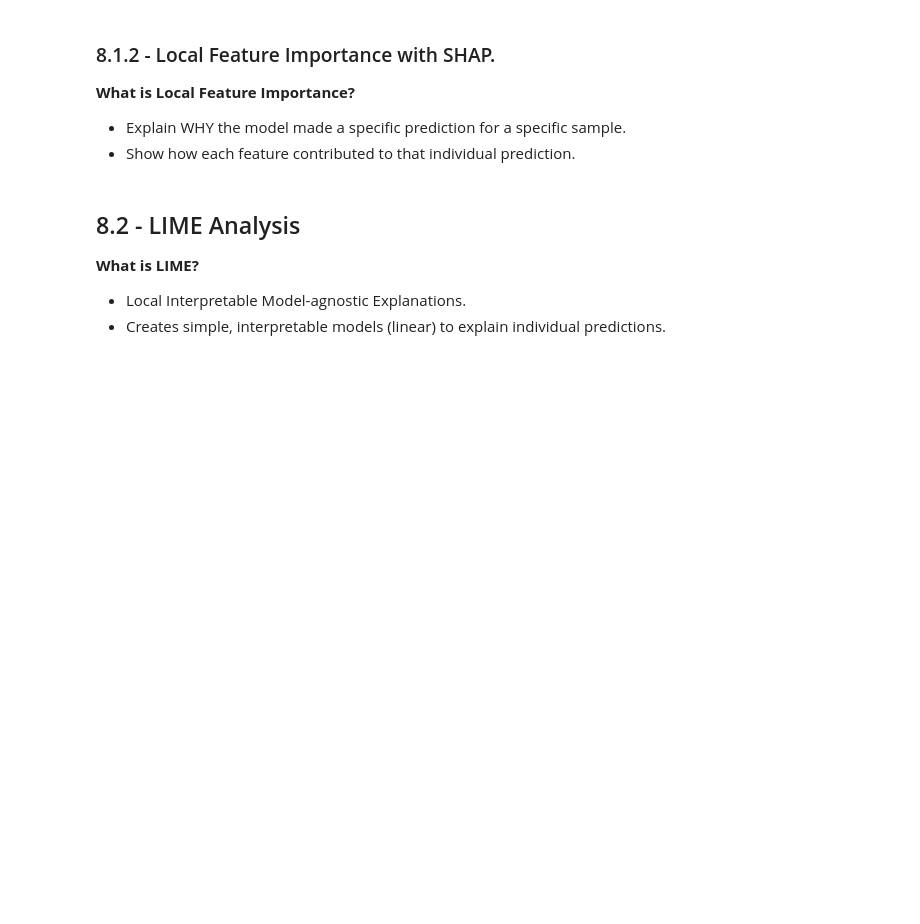
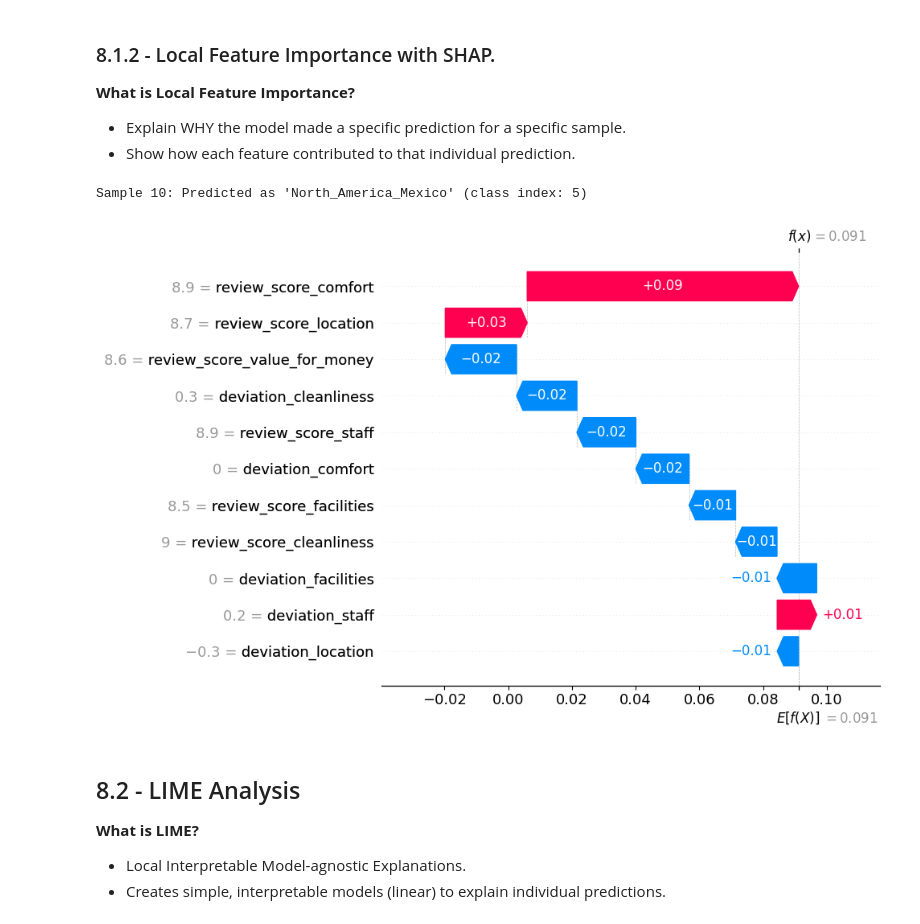
Before and after one commit to MohamedElquesni/ACL-International-Hotel-Booking-Analytics-, a Jupyter notebook: Milestone 1/Milestone 1.ipynb, the cells around one changed output. Drawn from its saved outputs; the diff is of its cells as text; code cells hidden in the pictures; blank space fills up the shorter version.

```diff
--- a/Milestone 1/Milestone 1.ipynb
+++ b/Milestone 1/Milestone 1.ipynb
@@ -43,6 +43,6 @@ from matplotlib import pyplot as plt
 # %% [markdown]
 #### Loading the Hotels Dataset
 # %%
-df_hotels = pd.read_csv('/content/hotels.csv')
+df_hotels = pd.read_csv('../Dataset [Original]/hotels.csv')
 df_hotels.head()
 # %% [output]
@@ -65,5 +87,5 @@ df_hotels.duplicated().sum()
 # %% [markdown]
 ### Reviews Dataset
 # %%
-df_reviews = pd.read_csv('/content/reviews.csv')
+df_reviews = pd.read_csv('../Dataset [Original]/reviews.csv')
 df_reviews.head()
@@ -92,5 +135,5 @@ df_reviews.duplicated().sum()
 # %% [markdown]
 ### Users Dataset
 # %%
-df_users = pd.read_csv('/content/users.csv')
+df_users = pd.read_csv('../Dataset [Original]/users.csv')
 df_users.head() # This shows the 5 rows
@@ -963,14 +1265,12 @@ The Random Forest model achieved:
 import shap
 import numpy as np
 
-# Background sample (reference distribution)
-background = shap.sample(X_train, 100, random_state=42)
-# Initialize the SHAP explainer
-explainer = shap.TreeExplainer(rf_model, background)
-# Sample your dataset
-sample_size = 500
-X_test_sample = shap.sample(X_test, sample_size, random_state=42)
-# Compute SHAP values on the sample only
+
+explainer = shap.TreeExplainer(rf_model)
+
+sample_size = 100
+X_test_sample = X_test.sample(n=sample_size, random_state=42)
+
 shap_values = explainer.shap_values(X_test_sample)
 # %% [markdown]
 ### 8.1.1 - Global feature importance with SHAP
@@ -992,38 +1294,28 @@ plt.show()
 - Explain WHY the model made a specific prediction for a specific sample.
 - Show how each feature contributed to that individual prediction.
 # %%
-shap.initjs()
+# Select sample index (must be between 0 and 99 since sample_size=100)
+i = 10
 
-sample_index = 50
+# Get prediction
+pred_class = rf_model.predict(X_test_sample.iloc[[i]])[0]
+pred_name = label_encoder.classes_[pred_class]
 
-# Get the model prediction and true label
-pred_class = rf_model.predict(X_test.iloc[[sample_index]])[0]
-true_class = y_test_encoded[sample_index]
+print(f"Sample {i}: Predicted as '{pred_name}' (class index: {pred_class})")
 
-pred_name = label_encoder.classes_[pred_class]
-true_name = label_encoder.classes_[true_class]
+# Create SHAP Explanation object for waterfall plot
+explanation = shap.Explanation(
+    values=shap_values[pred_class][i],
+    base_values=explainer.expected_value[pred_class],
+    data=X_test_sample.iloc[i].values,
+    feature_names=X_test_sample.columns.tolist()
+)
 
-# Get prediction probabilities
-pred_proba = rf_model.predict_proba(X_test.iloc[[sample_index]])[0]
-confidence = pred_proba[pred_class] * 100
-
-print(f"\nSample {sample_index}:")
-print(f"  True Label: {true_name}")
-print(f"  Predicted: {pred_name} (Confidence: {confidence:.1f}%)")
-
-# SHAP values for this predicted class
-shap_vals_for_sample = shap_values[pred_class][sample_index]
-
-# Expected value (base value for class)
-expected_val = explainer.expected_value[pred_class]
-
-# Create the force plot
-shap.force_plot(
-    expected_val,
-    shap_vals_for_sample,
-    X_test.iloc[sample_index],
-    feature_names=X_test.columns
-)
+# Display waterfall plot (easier to read than force plot)
+shap.waterfall_plot(explanation, max_display=15)
+# %% [output]
+Sample 10: Predicted as 'North_America_Mexico' (class index: 5)
+[figure, added]
 # %% [markdown]
 ## 8.2 - LIME Analysis
 
```
Also changed, not shown: parts of 47 cells of this notebook.
